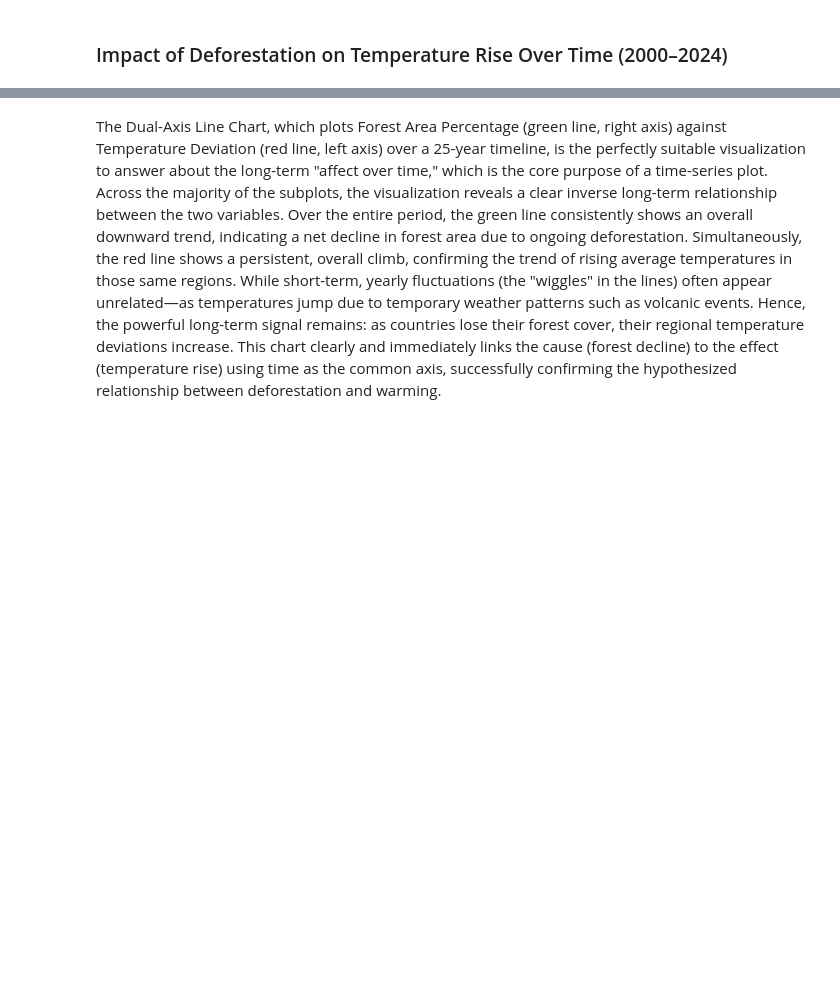
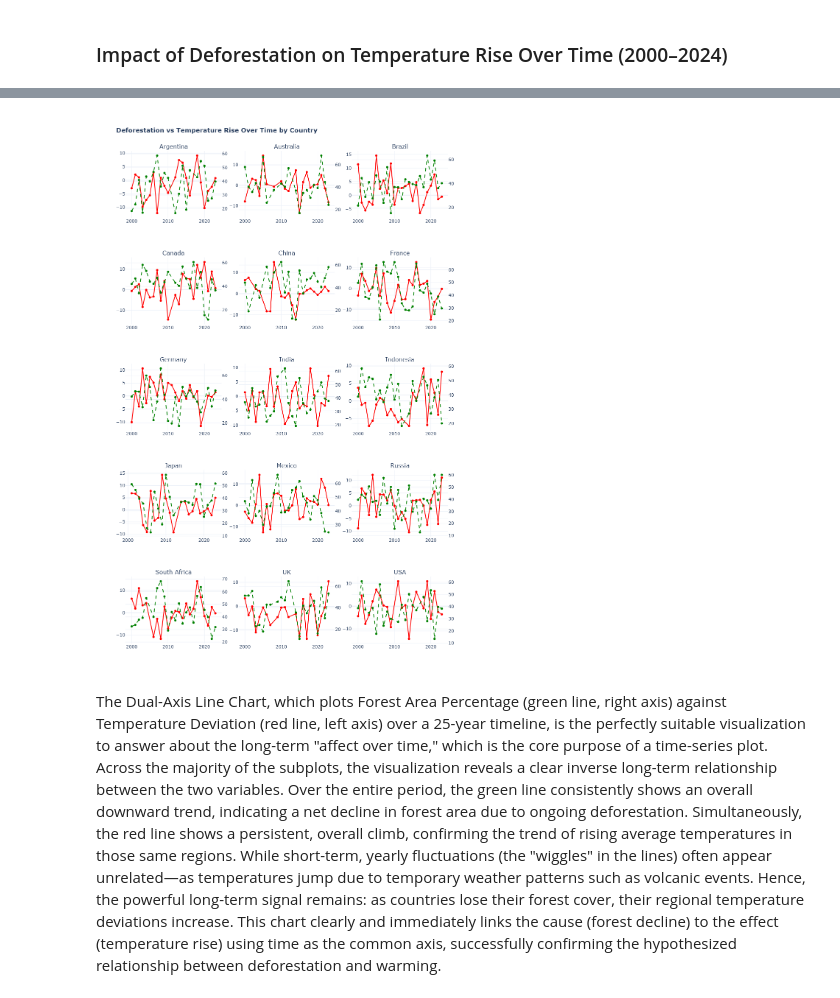
Before and after one commit to ramalahamir/DAV_lab_sessional, a Jupyter notebook: DAV_lab_sessional.ipynb, the cells around one changed output, grey strips where cells are left out. Drawn from its saved outputs; the diff is of its cells as text; code cells hidden in the pictures; blank space fills up the shorter version.

Commit message:
Fixed Visualization

```diff
--- a/DAV_lab_sessional.ipynb
+++ b/DAV_lab_sessional.ipynb
@@ -1667,15 +1667,20 @@ The Multi-Dimensional Bubble Scatter Plot is the perfectly suitable visualizatio
 # %% [markdown]
 ### Impact of Deforestation on Temperature Rise Over Time (2000–2024)
 # %%
+import plotly.graph_objects as go
+from plotly.subplots import make_subplots
+
 countries = sorted(df["Country"].unique())
 num_cols = 3
 num_rows = (len(countries) + num_cols - 1) // num_cols
 
 fig = make_subplots(
-    rows=num_rows, cols=num_cols,
+    rows=num_rows,
+    cols=num_cols,
     subplot_titles=countries,
     vertical_spacing=0.08,
-    horizontal_spacing=0.05
+    horizontal_spacing=0.05,
+    specs=[[{"secondary_y": True} for _ in range(num_cols)] for _ in range(num_rows)]
 )
 
 row_idx = 1
@@ -1683,34 +1688,37 @@ col_idx = 1
 
 for country in countries:
     country_df = df[df["Country"] == country].sort_values("Year")
+        # Temperature Deviation
+    fig.add_trace(
+        go.Scatter(
+            x=country_df["Year"],
+            y=country_df["Temp_Deviation"],
+            mode="lines+markers",
+            name="Temp Deviation",
+            line=dict(color="red", width=2),
+            showlegend=False
+        ),
+        row=row_idx, col=col_idx, secondary_y=False
+    )
 
-    # Temperature Deviation line
-    fig.add_trace(go.Scatter(
-        x=country_df["Year"],
-        y=country_df["Temp_Deviation"],
-        mode="lines+markers",
-        name="Temp Deviation",
-        line=dict(color="red", width=2),
-        showlegend=False
-    ), row=row_idx, col=col_idx)
-
-    # Forest Area line (secondary y-axis)
-    fig.add_trace(go.Scatter(
-        x=country_df["Year"],
-        y=country_df["Forest Area (%)"],
-        mode="lines+markers",
-        name="Forest Area",
-        line=dict(color="green", width=2, dash="dash"),
-        yaxis="y2",
-        showlegend=False
-    ), row=row_idx, col=col_idx)
+    # Forest Area
+    fig.add_trace(
+        go.Scatter(
+            x=country_df["Year"],
+            y=country_df["Forest Area (%)"],
+            mode="lines+markers",
+            name="Forest Area",
+            line=dict(color="green", width=2, dash="dash"),
+            showlegend=False
+        ),
+        row=row_idx, col=col_idx, secondary_y=True
+    )
 
     col_idx += 1
     if col_idx > num_cols:
         col_idx = 1
         row_idx += 1
 
-# Layout
 fig.update_layout(
     title="<b>Deforestation vs Temperature Rise Over Time by Country</b>",
     height=300*num_rows,
@@ -1718,15 +1726,5 @@ fig.update_layout(
     template="plotly_white"
 )
 
-# Update axes
-for i in range(1, len(countries)+1):
-    fig['layout'][f'xaxis{i}']['title'] = "Year"
-    fig['layout'][f'yaxis{i}']['title'] = "Temperature Deviation (°C)"
-    fig['layout'][f'yaxis{i}2'] = dict(
-        title="Forest Area (%)",
-        overlaying='y',
-        side='right'
-    )
-
 fig.show()
 # %% [output]
@@ -1734,3 +1731,4 @@ fig.show()
+[figure, added]
 # %% [markdown]
 The Dual-Axis Line Chart, which plots Forest Area Percentage (green line, right axis) against Temperature Deviation (red line, left axis) over a 25-year timeline, is the perfectly suitable visualization to answer about the long-term "affect over time," which is the core purpose of a time-series plot. Across the majority of the subplots, the visualization reveals a clear inverse long-term relationship between the two variables. Over the entire period, the green line consistently shows an overall downward trend, indicating a net decline in forest area due to ongoing deforestation. Simultaneously, the red line shows a persistent, overall climb, confirming the trend of rising average temperatures in those same regions. While short-term, yearly fluctuations (the "wiggles" in the lines) often appear unrelated—as temperatures jump due to temporary weather patterns such as volcanic events. Hence, the powerful long-term signal remains: as countries lose their forest cover, their regional temperature deviations increase. This chart clearly and immediately links the cause (forest decline) to the effect (temperature rise) using time as the common axis, successfully confirming the hypothesized relationship between deforestation and warming.
 # %% [markdown]
```
Also changed, not shown: parts of 1 cell of this notebook.
